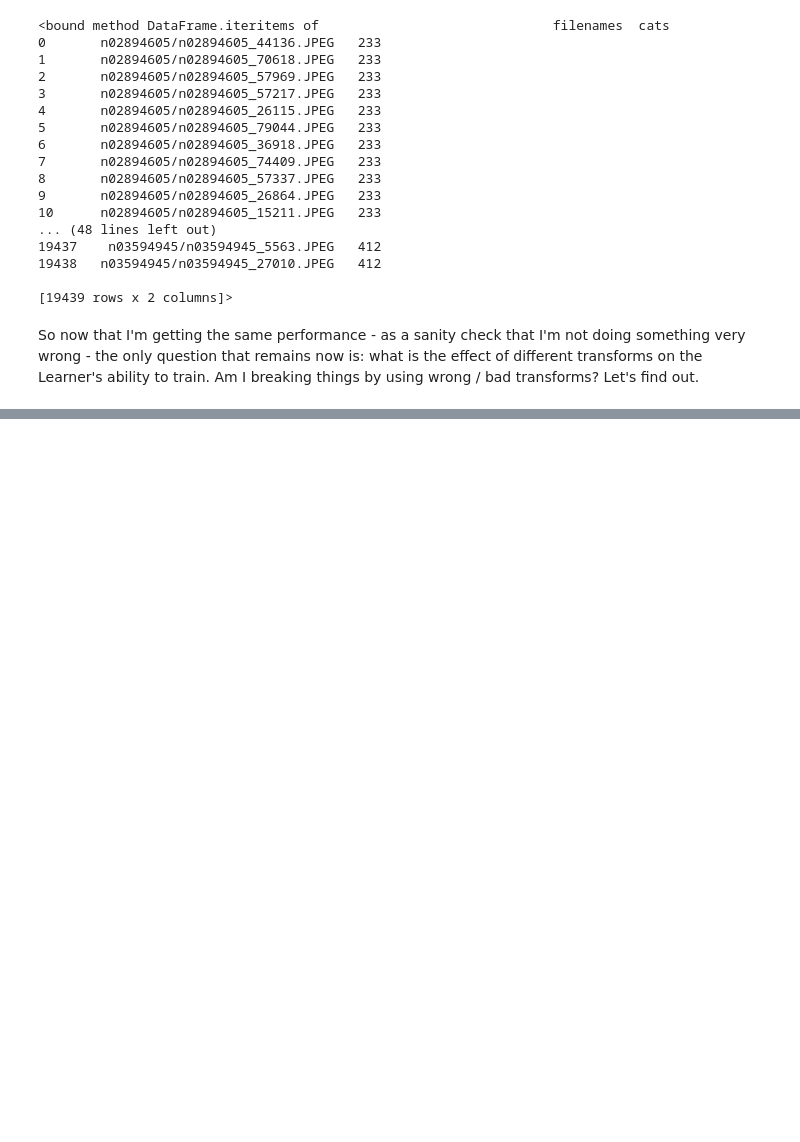
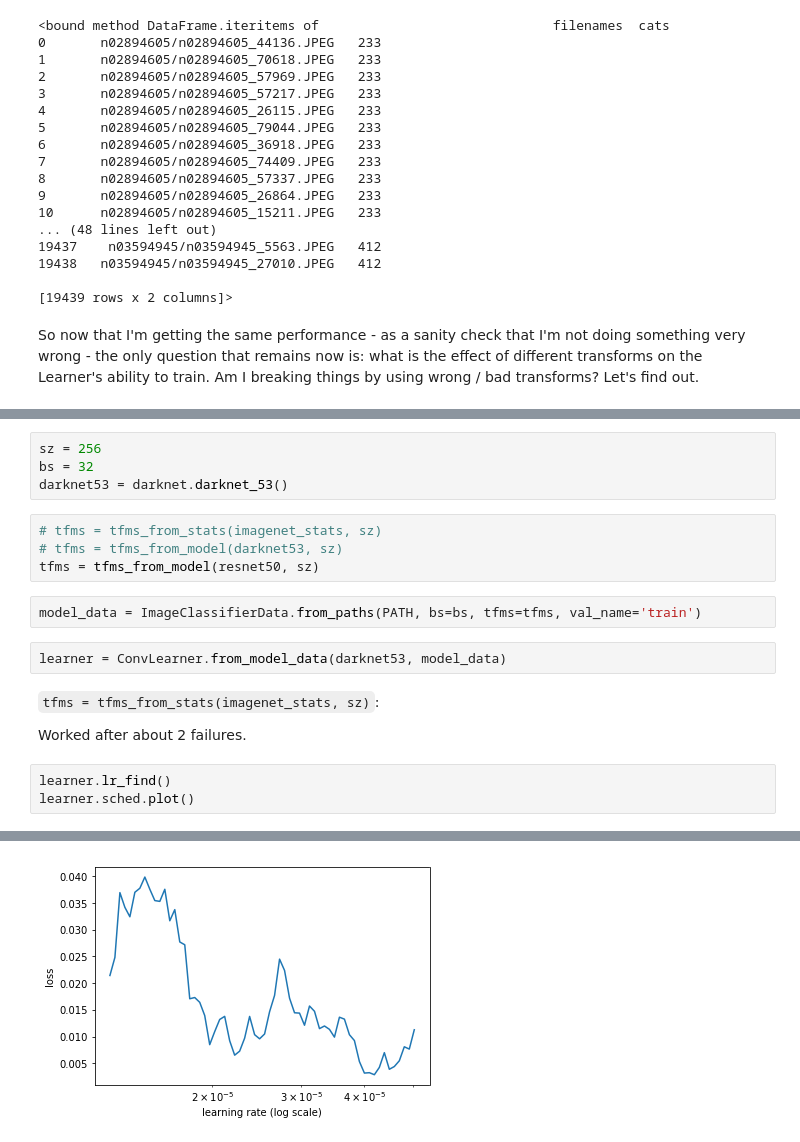
Before and after one commit to WNoxchi/deeplearningstudy, a Jupyter notebook: FADL2/darknet_test.ipynb, the cells around one changed output, grey strips where cells are left out. Saved outputs shown, nothing was run; the diff lists cells and outputs as text; blank space fills up the shorter version.

```diff
--- a/FADL2/darknet_test.ipynb
+++ b/FADL2/darknet_test.ipynb
@@ -432,0 +439,20 @@ So now that I'm getting the same performance - as a sanity check that I'm not do
+# %%
+sz = 256
+bs = 32
+darknet53 = darknet.darknet_53()
+# %%
+# tfms = tfms_from_stats(imagenet_stats, sz)
+# tfms = tfms_from_model(darknet53, sz)
+tfms = tfms_from_model(resnet50, sz)
+# %%
+model_data = ImageClassifierData.from_paths(PATH, bs=bs, tfms=tfms, val_name='train')
+# %%
+learner = ConvLearner.from_model_data(darknet53, model_data)
+# %% [markdown]
+`tfms = tfms_from_stats(imagenet_stats, sz)`:
+
+Worked after about 2 failures.
+# %%
+learner.lr_find()
+learner.sched.plot()
+# %% [output]
@@ -432,0 +460 @@ So now that I'm getting the same performance - as a sanity check that I'm not do
+[figure, added]
```
Also changed, not shown: parts of 11 cells of this notebook.
